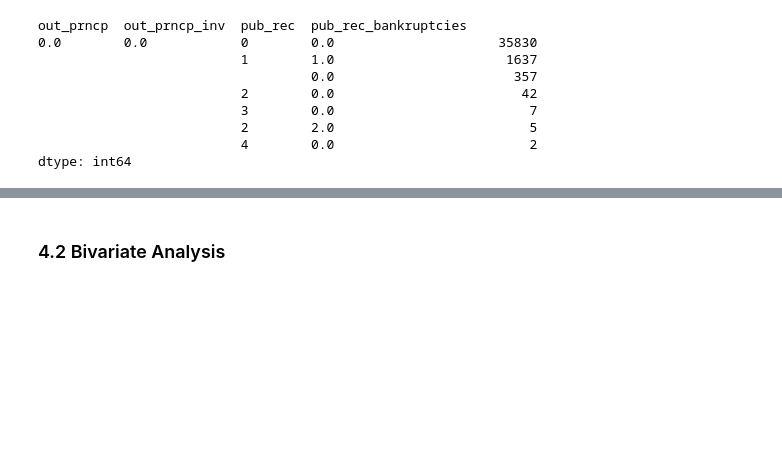
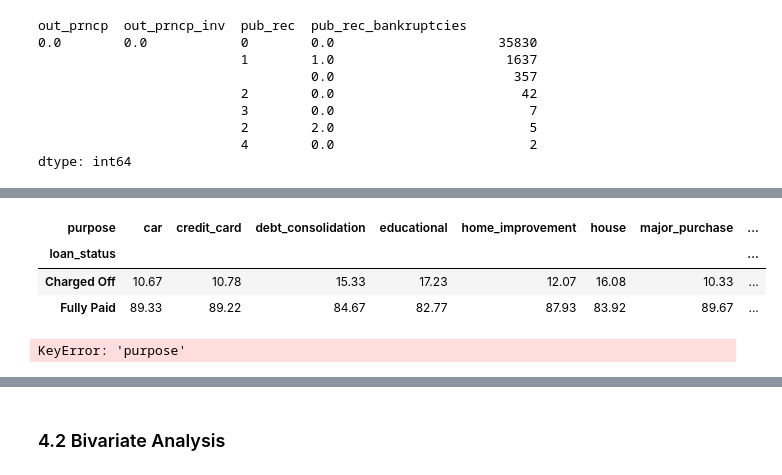
Before and after one commit to rramchan12/Lending-Club-EDA-CaseStudy, a Jupyter notebook: Lending_Club_EDA_Analysis.ipynb, the cells around one changed output, grey strips where cells are left out. Drawn from its saved outputs; the diff is of its cells as text; code cells hidden in the pictures; blank space fills up the shorter version.

```diff
--- a/Lending_Club_EDA_Analysis.ipynb
+++ b/Lending_Club_EDA_Analysis.ipynb
@@ -351,0 +406,15 @@ plot_dualbar_or_huebar(loan_analysis_df, categorize_by = 'purpose', hue = 'loan_
+# %%
+total_per_loan_status = loan_analysis_df.groupby(['loan_status','purpose'])['purpose'].count()
+total =loan_analysis_df.groupby('purpose')['purpose'].count()
+percentage_category_df = round(total_per_loan_status.unstack()* 100/total.T, 2)
+percentage_category_df
+# %% [output]
+| purpose | car | credit_card | debt_consolidation | educational | home_improvement | house | major_purchase | ... |
+| loan_status |  |  |  |  |  |  |  | ... |
+| Charged Off | 10.67 | 10.78 | 15.33 | 17.23 | 12.07 | 16.08 | 10.33 | ... |
+| Fully Paid | 89.33 | 89.22 | 84.67 | 82.77 | 87.93 | 83.92 | 89.67 | ... |
+# %%
+percentage_category_df['purpose'].plot.bar()
+#sns.barplot(percentage_category_df, hue="loan_status", x="purpose")
+# %% [output]
+KeyError: 'purpose'
```
Also changed, not shown: parts of 11 cells of this notebook.
